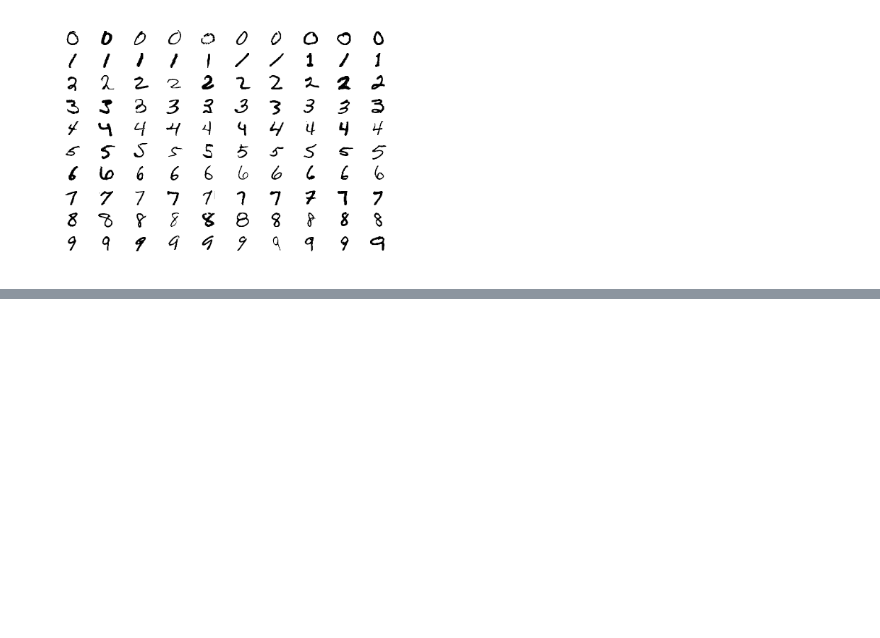
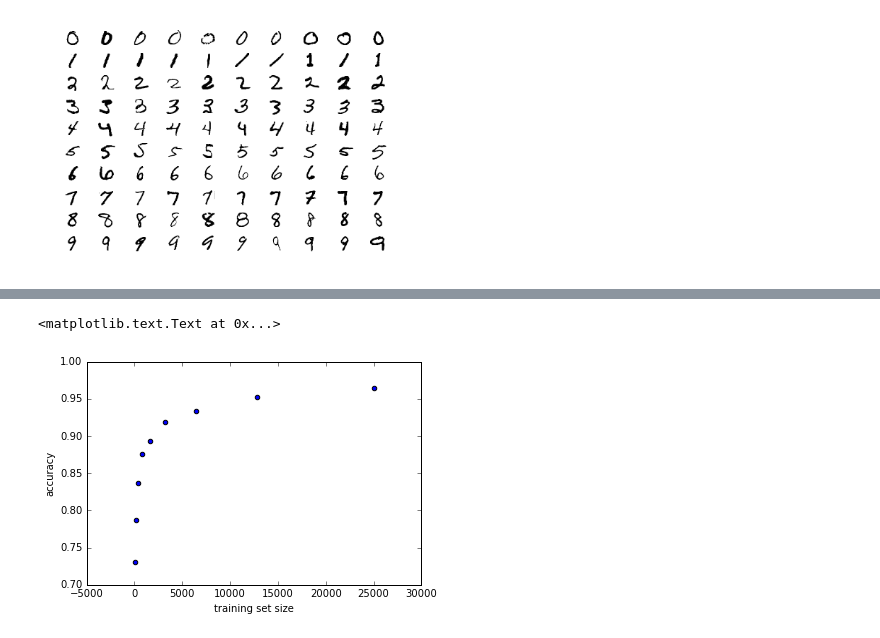
Before and after one commit to ZacCarrico/chemical_reaction_game, a Jupyter notebook: projects/Handwritten digit classification.ipynb, the cells around one changed output, grey strips where cells are left out. Drawn from its saved outputs; the diff is of its cells as text; code cells hidden in the pictures; blank space fills up the shorter version.

```diff
--- a/projects/Handwritten digit classification.ipynb
+++ b/projects/Handwritten digit classification.ipynb
@@ -102,0 +123,20 @@ P2(k_values)
+# %%
+def variable_train_sizes_knn(train_sizes, accuracies):
+    accuracies = list()
+    times = list()
+    for train_size in train_sizes:
+        neigh = KNeighborsClassifier(n_neighbors = 1)
+        neigh.fit(train_data[0:train_size], train_labels[0:train_size])
+        time_start = time.time()
+        y_pred = neigh.predict(dev_data)
+        time_fin = time.time()
+        time_s = (time_fin-time_start)
+        accuracy = accuracy_score(y_true = dev_labels, y_pred = y_pred)
+        print("training size %s has an accuracy of %0.2f and took %0.3f s to complete" % (train_size, accuracy, time_s))
+        accuracies.append(accuracy)
+        times.append(time_s)
+    return(accuracies)
+
+train_sizes = [100, 200, 400, 800, 1600, 3200, 6400, 12800, 25000]
+accuracies = []
+accuracies = variable_train_sizes_knn(train_sizes, accuracies)
@@ -102,0 +153,12 @@ P2(k_values)
+# %%
+plt.scatter(x = train_sizes, y = accuracies)
+plt.xlabel('training set size')
+plt.ylabel('accuracy')
+plt.show()
+plt.scatter(x = train_sizes, y = times)
+plt.xlabel('training set size')
+plt.ylabel('time to generate model')
+plt.show()
+# %% [output]
+<matplotlib.text.Text at 0x...>
+[figure, added]
```
Also changed, not shown: parts of 8 cells of this notebook.
